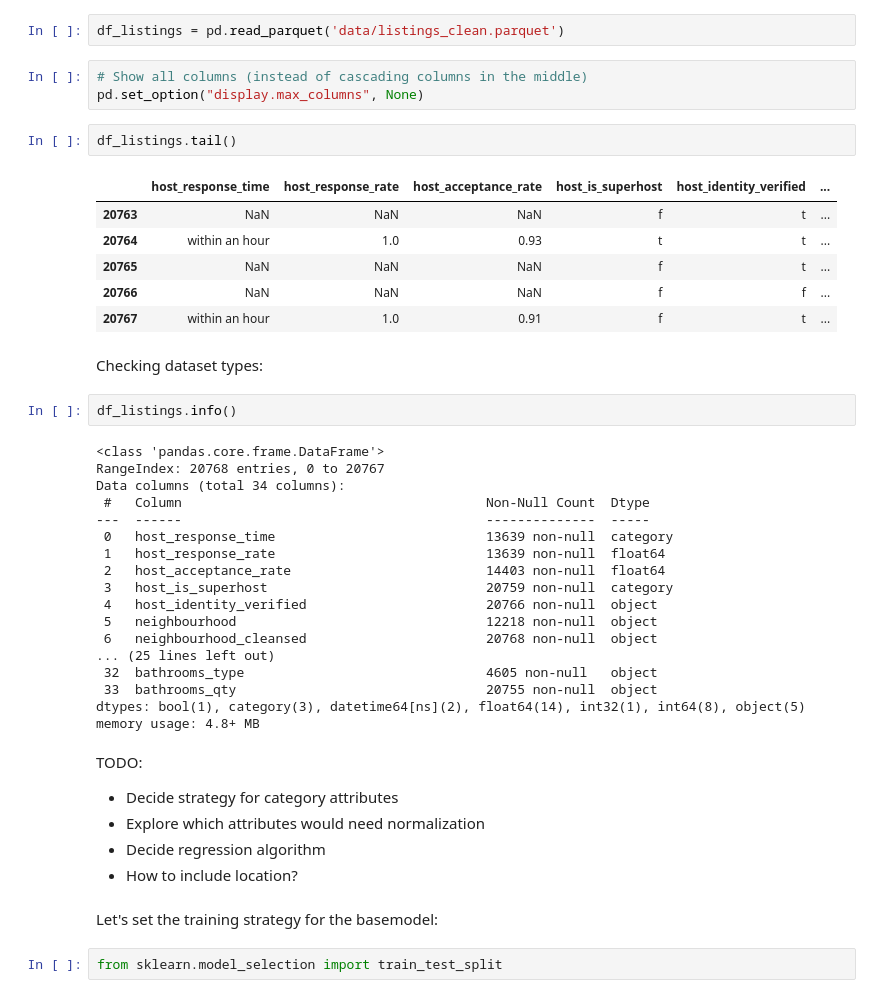
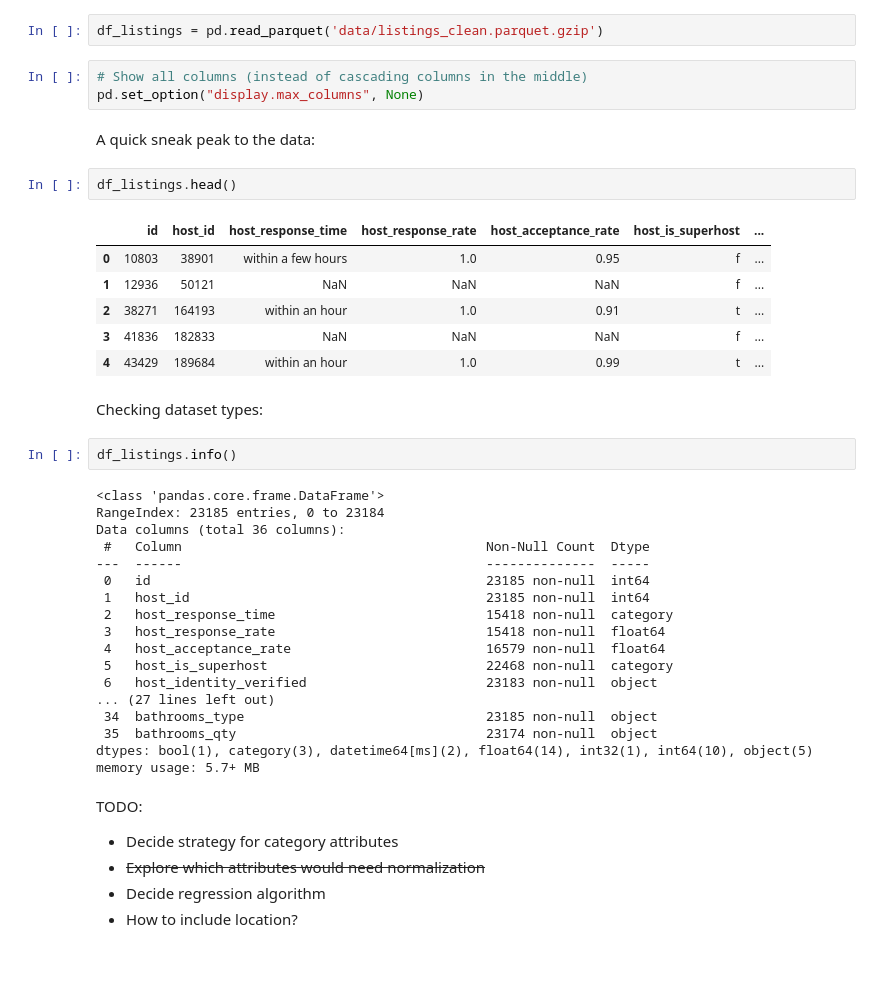
Before and after one commit to corjuela/airbnb-project, a Jupyter notebook: model.ipynb, the cells around one changed output. Drawn from its saved outputs; the diff is of its cells as text; blank space fills up the shorter version.

```diff
--- a/model.ipynb
+++ b/model.ipynb
@@ -18,49 +21,47 @@ from datetime import datetime
 # %% [markdown]
 Load the clean dataset created during data eng. steps:
 # %%
-df_listings = pd.read_parquet('data/listings_clean.parquet')
+df_listings = pd.read_parquet('data/listings_clean.parquet.gzip')
 # %%
 # Show all columns (instead of cascading columns in the middle)
 pd.set_option("display.max_columns", None)
+# %% [markdown]
+A quick sneak peak to the data:
 # %%
-df_listings.tail()
+df_listings.head()
 # %% [output]
-|  | host_response_time | host_response_rate | host_acceptance_rate | host_is_superhost | host_identity_verified | ... |
-| 20763 | NaN | NaN | NaN | f | t | ... |
-| 20764 | within an hour | 1.0 | 0.93 | t | t | ... |
-| 20765 | NaN | NaN | NaN | f | t | ... |
-| 20766 | NaN | NaN | NaN | f | f | ... |
-| 20767 | within an hour | 1.0 | 0.91 | f | t | ... |
+|  | id | host_id | host_response_time | host_response_rate | host_acceptance_rate | host_is_superhost | ... |
+| 0 | 10803 | 38901 | within a few hours | 1.0 | 0.95 | f | ... |
+| 1 | 12936 | 50121 | NaN | NaN | NaN | f | ... |
+| 2 | 38271 | 164193 | within an hour | 1.0 | 0.91 | t | ... |
+| 3 | 41836 | 182833 | NaN | NaN | NaN | f | ... |
+| 4 | 43429 | 189684 | within an hour | 1.0 | 0.99 | t | ... |
 # %% [markdown]
 Checking dataset types:
 # %%
 df_listings.info()
 # %% [output]
 <class 'pandas.core.frame.DataFrame'>
-RangeIndex: 20768 entries, 0 to 20767
-Data columns (total 34 columns):
+RangeIndex: 23185 entries, 0 to 23184
+Data columns (total 36 columns):
  #   Column                                       Non-Null Count  Dtype
 ---  ------                                       --------------  -----
- 0   host_response_time                           13639 non-null  category
- 1   host_response_rate                           13639 non-null  float64
- 2   host_acceptance_rate                         14403 non-null  float64
- 3   host_is_superhost                            20759 non-null  category
- 4   host_identity_verified                       20766 non-null  object
- 5   neighbourhood                                12218 non-null  object
- 6   neighbourhood_cleansed                       20768 non-null  object
-... (25 lines left out)
- 32  bathrooms_type                               4605 non-null   object
- 33  bathrooms_qty                                20755 non-null  object
-dtypes: bool(1), category(3), datetime64[ns](2), float64(14), int32(1), int64(8), object(5)
-memory usage: 4.8+ MB
+ 0   id                                           23185 non-null  int64
+ 1   host_id                                      23185 non-null  int64
+ 2   host_response_time                           15418 non-null  category
+ 3   host_response_rate                           15418 non-null  float64
+ 4   host_acceptance_rate                         16579 non-null  float64
+ 5   host_is_superhost                            22468 non-null  category
+ 6   host_identity_verified                       23183 non-null  object
+... (27 lines left out)
+ 34  bathrooms_type                               23185 non-null  object
+ 35  bathrooms_qty                                23174 non-null  object
+dtypes: bool(1), category(3), datetime64[ms](2), float64(14), int32(1), int64(10), object(5)
+memory usage: 5.7+ MB
 # %% [markdown]
 TODO:
 - Decide strategy for category attributes
-- Explore which attributes would need normalization
+- ~~Explore which attributes would need normalization~~
 - Decide regression algorithm
 - How to include location?
-# %% [markdown]
-Let's set the training strategy for the basemodel:
-# %%
-from sklearn.model_selection import train_test_split
 # %% [markdown]
```
Also changed, not shown: parts of 23 cells of this notebook, 1 other file.
